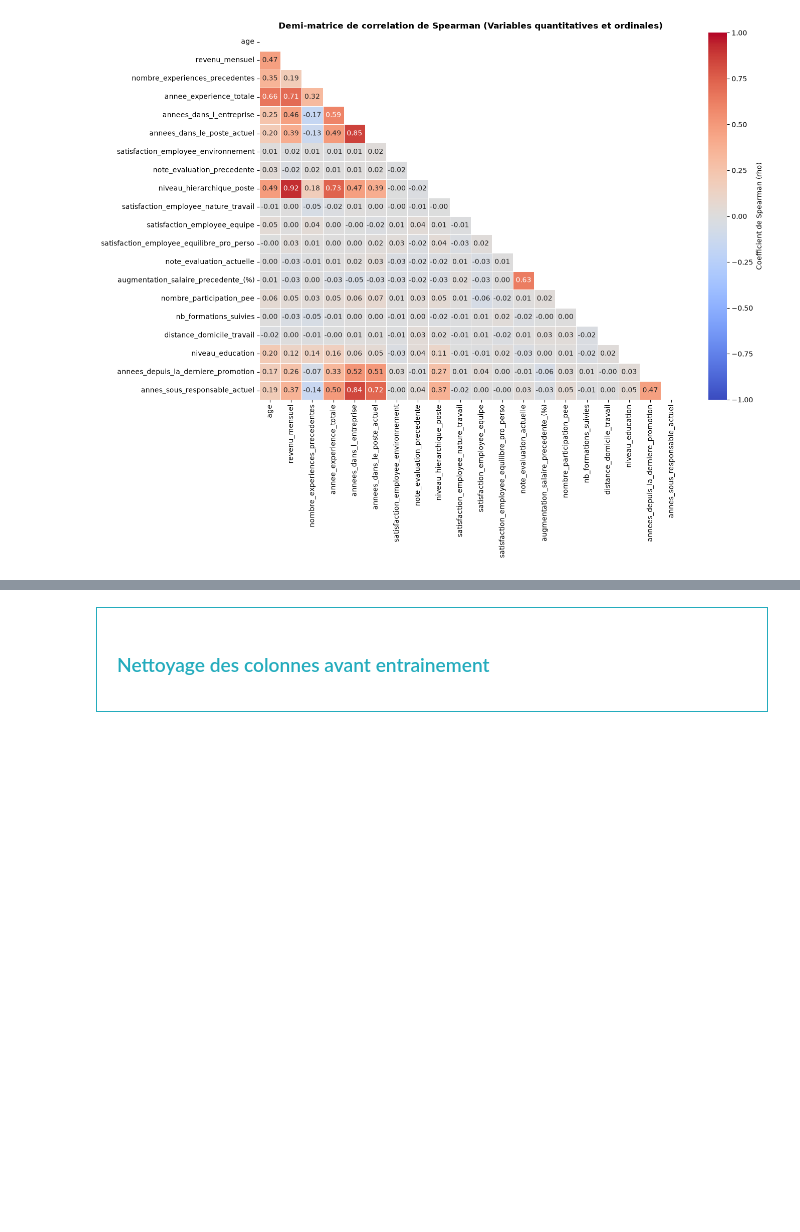
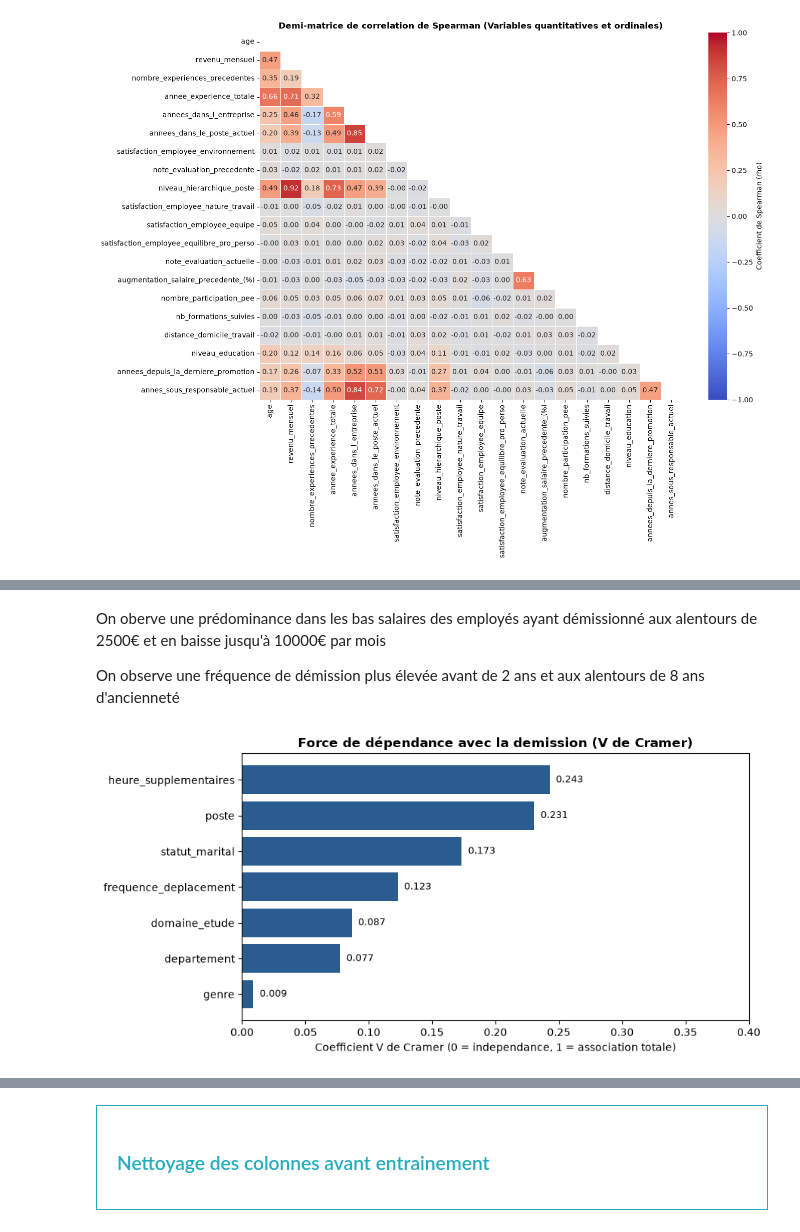
Before and after one commit to Alexis-h2/P4_OC_Classification_RH_turn_over, a Jupyter notebook: Hernandez_Alexis_1_notebook_112026.ipynb, the cells around one changed output, grey strips where cells are left out. Drawn from its saved outputs; the diff is of its cells as text; code cells hidden in the pictures; blank space fills up the shorter version.

```diff
--- a/Hernandez_Alexis_1_notebook_112026.ipynb
+++ b/Hernandez_Alexis_1_notebook_112026.ipynb
@@ -570,0 +642,69 @@ plt.show()
+# %% [markdown]
+On oberve une prédominance dans les bas salaires des employés ayant démissionné aux alentours de 2500€ et en baisse jusqu'à 10000€ par mois
+
+On observe une fréquence de démission plus élevée avant de 2 ans et aux alentours de 8 ans d'ancienneté
+# %%
+# V de Cramér issu du test du chi2 pour les variables catégorielles non numériques (nominales) et la variable cible démission binaire (Oui/Non)
+# Cramer plutôt qu'un chi2 pour avoir un score de force de dépendance entre 0 et 1, plus facile à interpréter.
+
+
+def calculer_cramers_v(serie_x, serie_y):
+    tableau = pd.crosstab(serie_x, serie_y)
+    chi2 = chi2_contingency(tableau)[0]
+    taille = tableau.sum().sum()
+    phi2 = chi2 / taille
+    lignes, colonnes = tableau.shape
+    # Formule corrigee pour petits et moyens echantillons
+    phi2_corr = max(0, phi2 - ((colonnes - 1) * (lignes - 1)) / (taille - 1))
+    lignes_corr = lignes - ((lignes - 1) ** 2) / (taille - 1)
+    colonnes_corr = colonnes - ((colonnes - 1) ** 2) / (taille - 1)
+    denominateur = min((colonnes_corr - 1), (lignes_corr - 1))
+    return (
+        np.sqrt(phi2_corr / denominateur)
+        if denominateur > 0
+        else 0.0
+    )
+
+
+cols_nominales = [
+    "genre",
+    "statut_marital",
+    "departement",
+    "poste",
+    "heure_supplementaires",
+    "domaine_etude",
+    "frequence_deplacement",
+]
+
+scores_cramer = []
+for variable in cols_nominales:
+    score = calculer_cramers_v(
+        df_jointure_clean[variable], df_jointure_clean["a_quitte_l_entreprise"]
+    )
+    scores_cramer.append({"Variable": variable, "V_Cramer": score})
+
+df_cramer = pd.DataFrame(scores_cramer).sort_values(
+    by="V_Cramer", ascending=True
+)
+
+plt.figure(figsize=(9, 4.5))
+plt.barh(
+    df_cramer["Variable"],
+    df_cramer["V_Cramer"],
+    color="#2b5c8f",
+)
+plt.title(
+    "Force de dépendance avec la demission (V de Cramer)",
+    fontweight="bold",
+)
+plt.xlabel("Coefficient V de Cramer (0 = independance, 1 = association totale)")
+plt.xlim(0, 0.4)
+
+# Affichage des valeurs numeriques au bout des barres
+for index, valeur in enumerate(df_cramer["V_Cramer"]):
+    plt.text(valeur + 0.005, index, f"{valeur:.3f}", va="center", fontsize=9)
+
+plt.tight_layout()
+plt.show()
+# %% [output]
+[figure, added]
```
Also changed, not shown: parts of 24 cells of this notebook, 3 other files.
